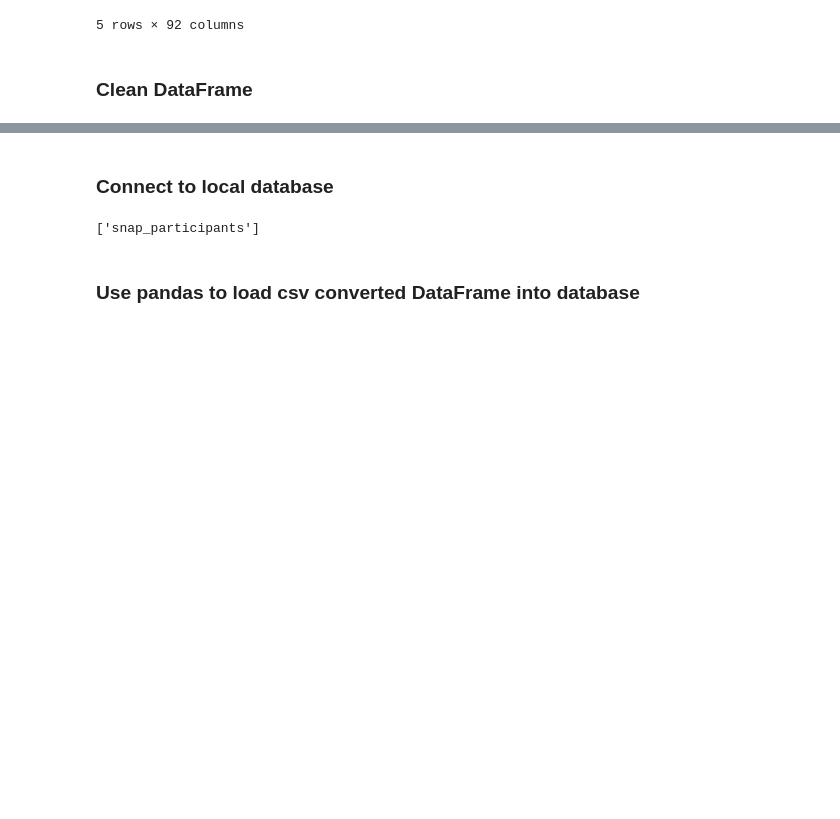
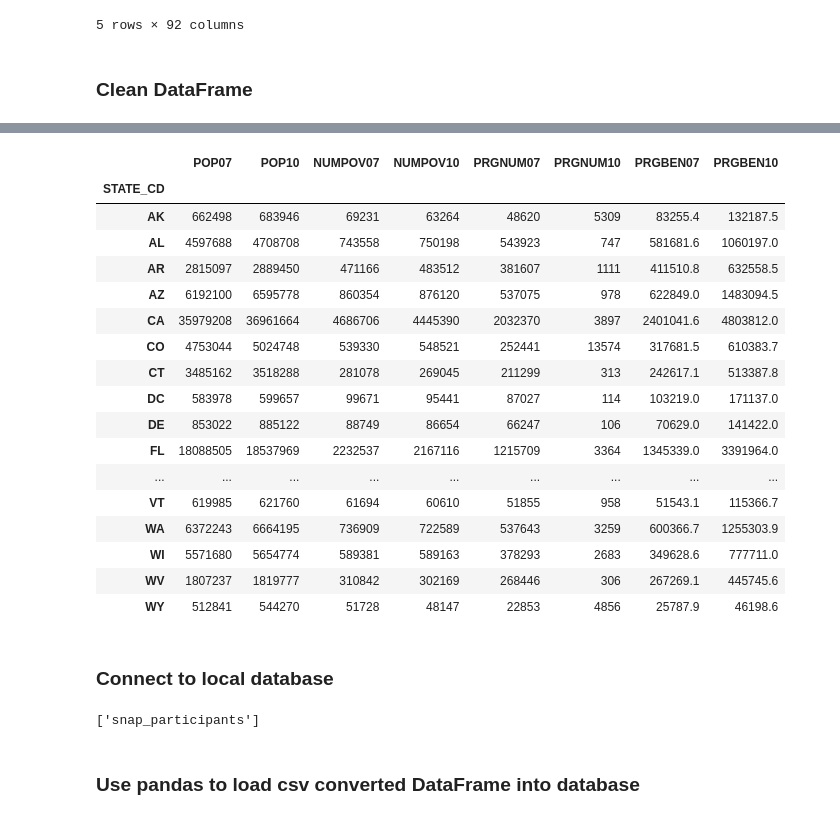
Before and after one commit to DanBoulden/TEAM_SNAP_ETL_PROJECT, a Jupyter notebook: zhen_data_etl.ipynb, the cells around one changed output, grey strips where cells are left out. Cells and saved outputs as stored; diff of their text form; code cells hidden in the pictures; blank space fills up the shorter version.

```diff
--- a/zhen_data_etl.ipynb
+++ b/zhen_data_etl.ipynb
@@ -35,0 +161,21 @@ new_snap_df.head()
+# %%
+snap_by_state_df
+# %% [output]
+|  | POP07 | POP10 | NUMPOV07 | NUMPOV10 | PRGNUM07 | PRGNUM10 | PRGBEN07 | PRGBEN10 |
+| STATE_CD |  |  |  |  |  |  |  |  |
+| AK | 662498 | 683946 | 69231 | 63264 | 48620 | 5309 | 83255.4 | 132187.5 |
+| AL | 4597688 | 4708708 | 743558 | 750198 | 543923 | 747 | 581681.6 | 1060197.0 |
+| AR | 2815097 | 2889450 | 471166 | 483512 | 381607 | 1111 | 411510.8 | 632558.5 |
+| AZ | 6192100 | 6595778 | 860354 | 876120 | 537075 | 978 | 622849.0 | 1483094.5 |
+| CA | 35979208 | 36961664 | 4686706 | 4445390 | 2032370 | 3897 | 2401041.6 | 4803812.0 |
+| CO | 4753044 | 5024748 | 539330 | 548521 | 252441 | 13574 | 317681.5 | 610383.7 |
+| CT | 3485162 | 3518288 | 281078 | 269045 | 211299 | 313 | 242617.1 | 513387.8 |
+| DC | 583978 | 599657 | 99671 | 95441 | 87027 | 114 | 103219.0 | 171137.0 |
+| DE | 853022 | 885122 | 88749 | 86654 | 66247 | 106 | 70629.0 | 141422.0 |
+| FL | 18088505 | 18537969 | 2232537 | 2167116 | 1215709 | 3364 | 1345339.0 | 3391964.0 |
+| ... | ... | ... | ... | ... | ... | ... | ... | ... |
+| VT | 619985 | 621760 | 61694 | 60610 | 51855 | 958 | 51543.1 | 115366.7 |
+| WA | 6372243 | 6664195 | 736909 | 722589 | 537643 | 3259 | 600366.7 | 1255303.9 |
+| WI | 5571680 | 5654774 | 589381 | 589163 | 378293 | 2683 | 349628.6 | 777711.0 |
+| WV | 1807237 | 1819777 | 310842 | 302169 | 268446 | 306 | 267269.1 | 445745.6 |
+| WY | 512841 | 544270 | 51728 | 48147 | 22853 | 4856 | 25787.9 | 46198.6 |
```
Also changed, not shown: parts of 13 cells of this notebook.
